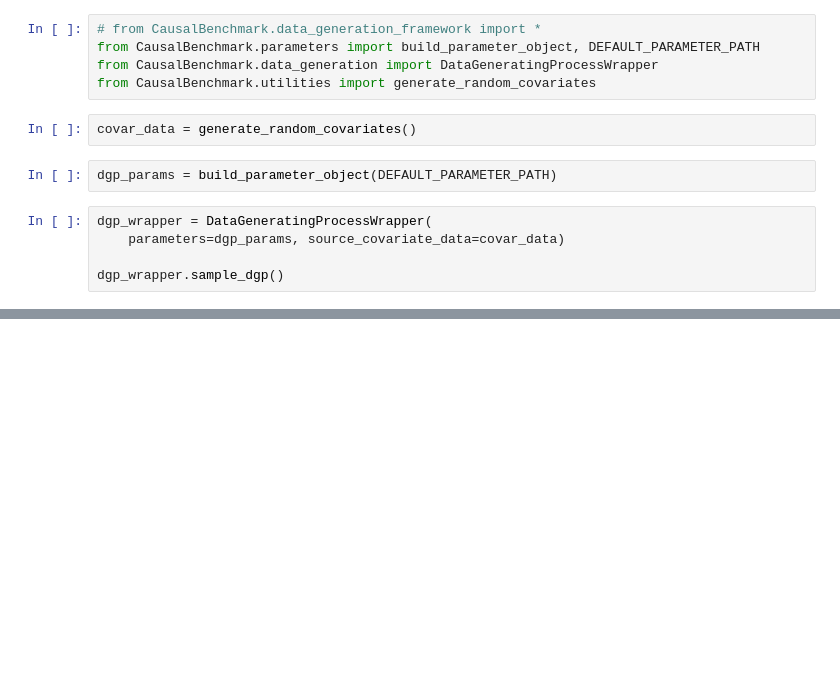
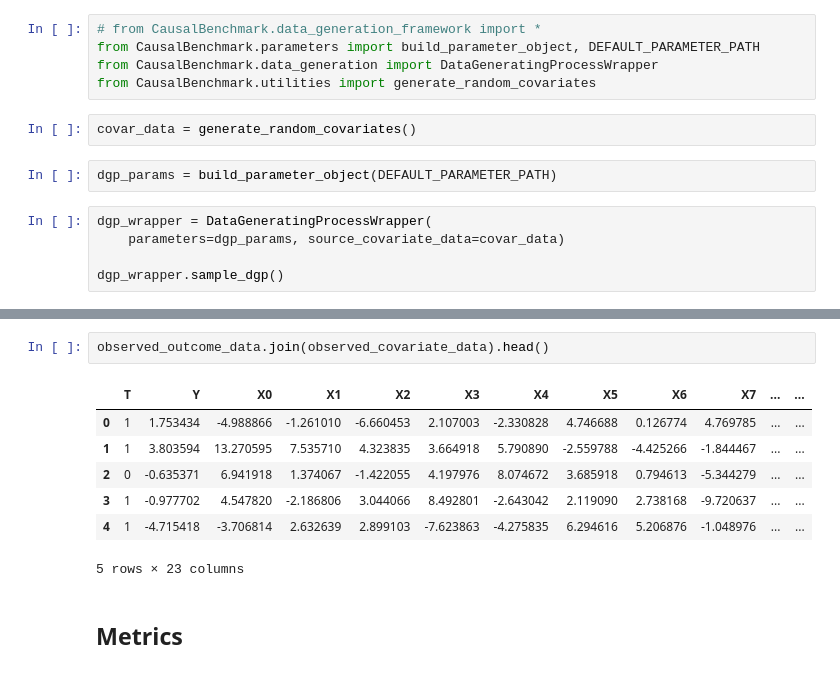
Before and after one commit to JoshBroomberg/Maccabee, a Jupyter notebook: DataGeneration/Data Generation Analysis.ipynb, the cells around one changed output, grey strips where cells are left out. Saved outputs shown, nothing was run; the diff lists cells and outputs as text; blank space fills up the shorter version.

Commit message:
metrics implemented

```diff
--- a/DataGeneration/Data Generation Analysis.ipynb
+++ b/DataGeneration/Data Generation Analysis.ipynb
@@ -42,0 +48,12 @@ oracle_data.head()
+# %%
+observed_outcome_data.join(observed_covariate_data).head()
+# %% [output]
+|  | T | Y | X0 | X1 | X2 | X3 | X4 | X5 | X6 | X7 | ... | ... |
+| 0 | 1 | 1.753434 | -4.988866 | -1.261010 | -6.660453 | 2.107003 | -2.330828 | 4.746688 | 0.126774 | 4.769785 | ... | ... |
+| 1 | 1 | 3.803594 | 13.270595 | 7.535710 | 4.323835 | 3.664918 | 5.790890 | -2.559788 | -4.425266 | -1.844467 | ... | ... |
+| 2 | 0 | -0.635371 | 6.941918 | 1.374067 | -1.422055 | 4.197976 | 8.074672 | 3.685918 | 0.794613 | -5.344279 | ... | ... |
+| 3 | 1 | -0.977702 | 4.547820 | -2.186806 | 3.044066 | 8.492801 | -2.643042 | 2.119090 | 2.738168 | -9.720637 | ... | ... |
+| 4 | 1 | -4.715418 | -3.706814 | 2.632639 | 2.899103 | -7.623863 | -4.275835 | 6.294616 | 5.206876 | -1.048976 | ... | ... |
+5 rows × 23 columns
+# %% [markdown]
+## Metrics
```
Also changed, not shown: parts of 16 cells of this notebook, 5 other files.
